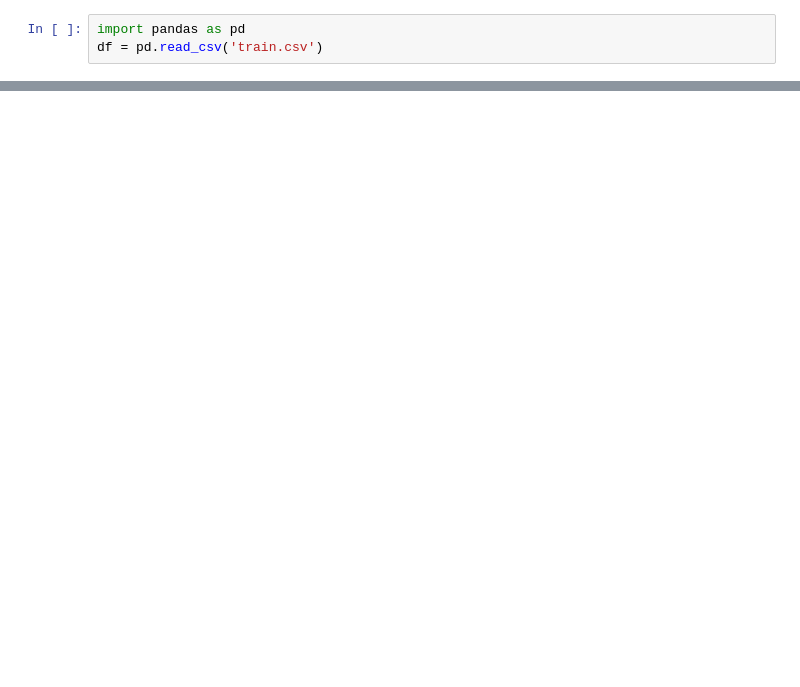
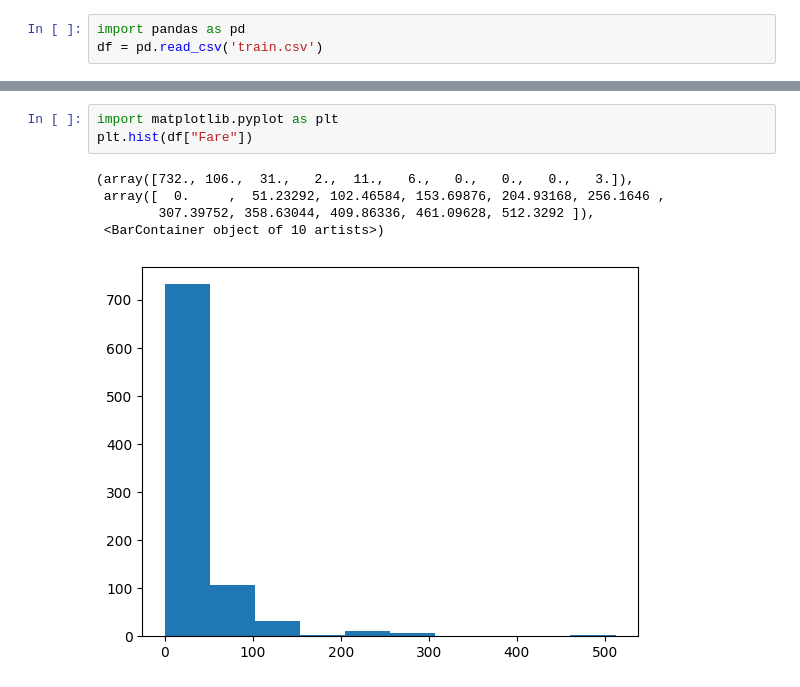
Before and after one commit to jevinn/notebooks, a Jupyter notebook: univariate.ipynb, the cells around one changed output, grey strips where cells are left out. Cells and saved outputs as stored; diff of their text form; blank space fills up the shorter version.

```diff
--- a/univariate.ipynb
+++ b/univariate.ipynb
@@ -12,0 +27,9 @@ df.sample(5)
+# %%
+import matplotlib.pyplot as plt
+plt.hist(df["Fare"])
+# %% [output]
+(array([732., 106.,  31.,   2.,  11.,   6.,   0.,   0.,   0.,   3.]),
+ array([  0.     ,  51.23292, 102.46584, 153.69876, 204.93168, 256.1646 ,
+        307.39752, 358.63044, 409.86336, 461.09628, 512.3292 ]),
+ <BarContainer object of 10 artists>)
+[figure, added]
```
Also changed, not shown: parts of 8 cells of this notebook.
